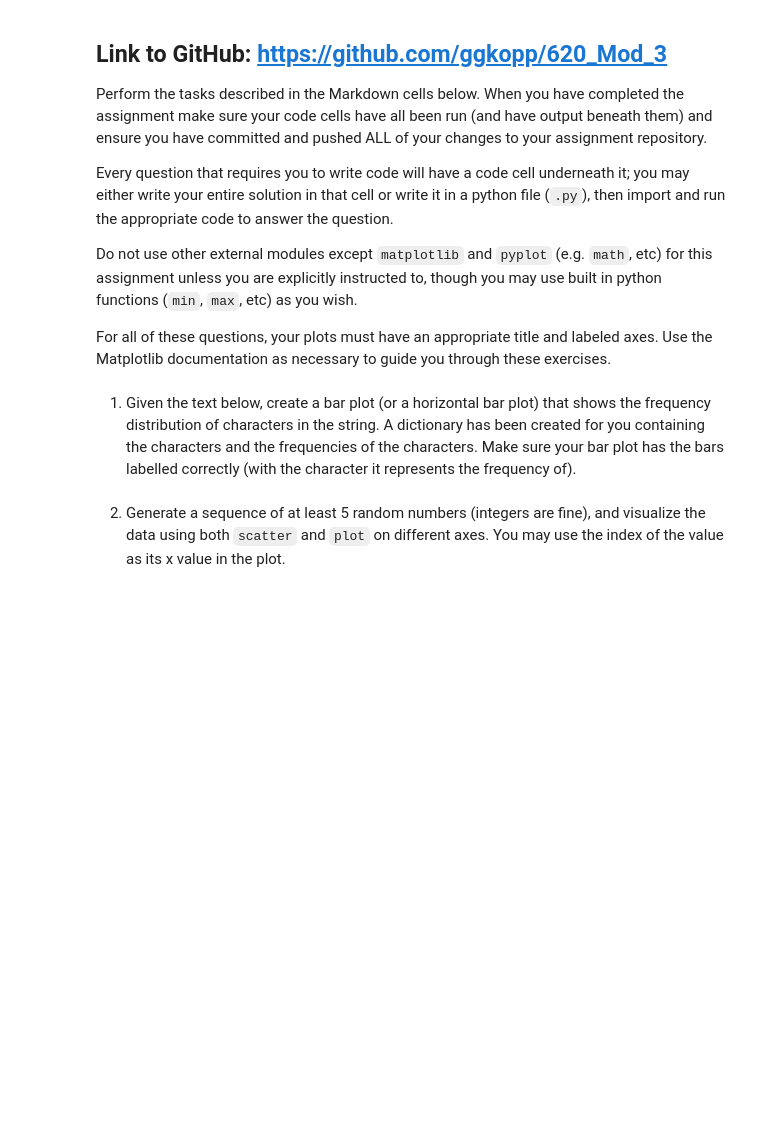
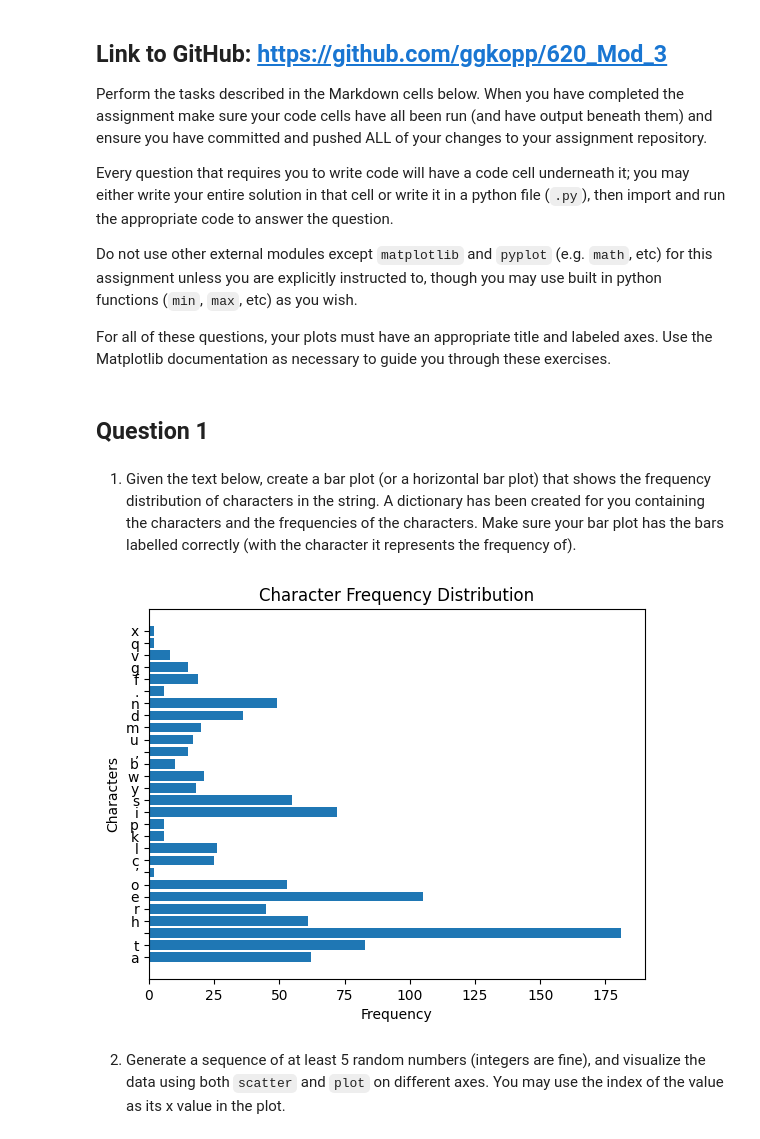
Before and after one commit to ggkopp/320_Mod_3, a Jupyter notebook: pyplot.ipynb, the cells around one changed output. Drawn from its saved outputs; the diff is of its cells as text; code cells hidden in the pictures; blank space fills up the shorter version.

```diff
--- a/pyplot.ipynb
+++ b/pyplot.ipynb
@@ -14,6 +14,8 @@ Every question that requires you to write code will have a code cell underneath
 Do not use other external modules except `matplotlib` and `pyplot` (e.g. `math`, etc) for this assignment unless you are explicitly instructed to, though you may use built in python functions (`min`, `max`, etc) as you wish.
 
 For all of these questions, your plots must have an appropriate title and labeled axes.  Use the Matplotlib documentation as necessary to guide you through these exercises.
+# %% [markdown]
+## Question 1
 # %% [markdown]
 1. Given the text below, create a bar plot (or a horizontal bar plot) that shows the frequency distribution of characters in the string.
 A dictionary has been created for you containing the characters and the frequencies of the characters.
@@ -24,5 +26,19 @@ TEXT = "At three o’clock precisely I was at Baker Street, but Holmes had not y
 letter_freq = dict(Counter(TEXT))
 
 # make a bar plot with an appropriate title, correct xtick labels, and labeled axes
+# %%
+import matplotlib.pyplot as plt
+
+characters = list(letter_freq.keys())
+frequencies = list(letter_freq.values())
+
+plt.barh(range(len(characters)), frequencies, tick_label=characters)
+plt.xlabel('Frequency')
+plt.ylabel('Characters')
+plt.title('Character Frequency Distribution')
+
+plt.show()
+# %% [output]
+[figure, added]
 # %% [markdown]
 2. Generate a sequence of at least 5 random numbers (integers are fine), and visualize the data using both `scatter` and `plot` on different axes.  You may use the index of the value as its x value in the plot.
```
Also changed, not shown: parts of 1 cell of this notebook.
